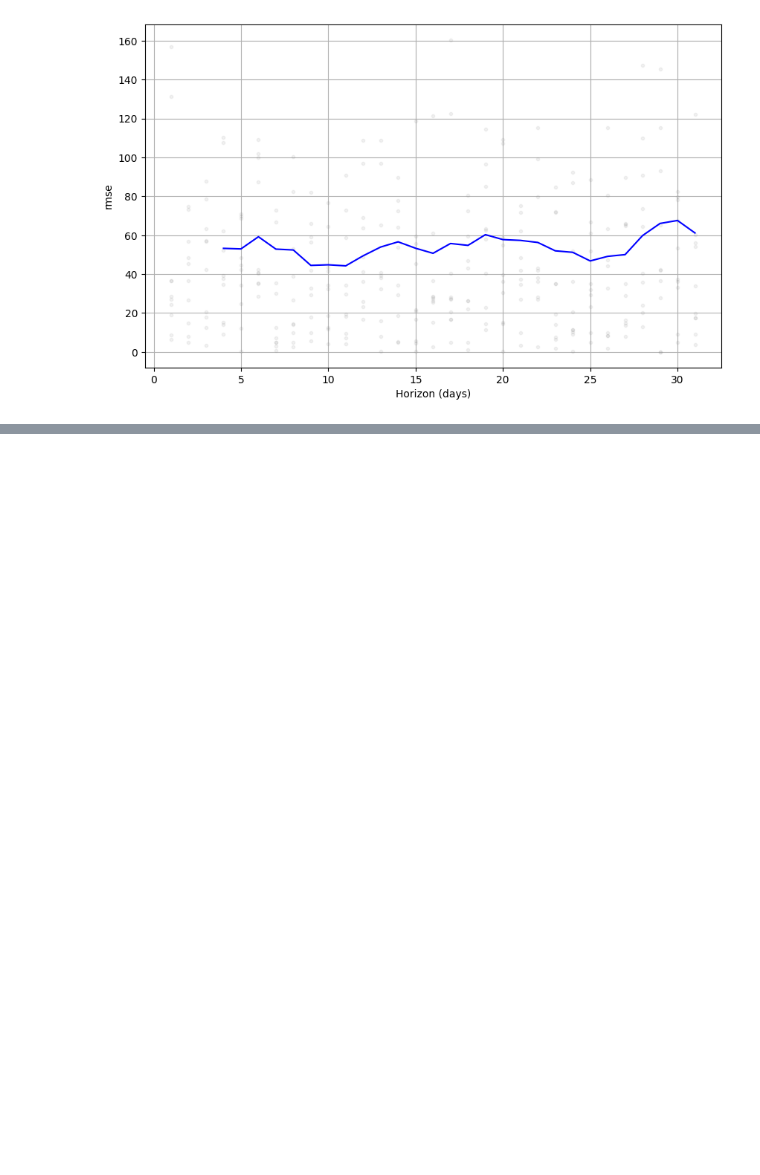
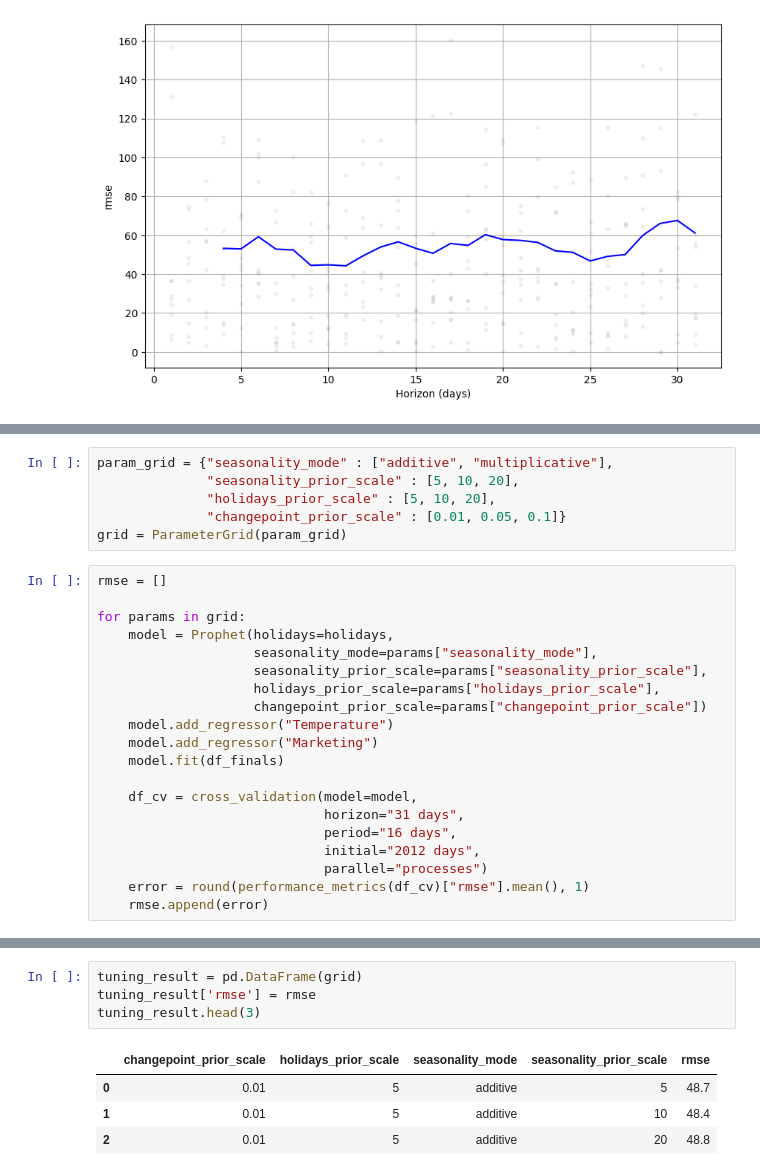
Before and after one commit to JiayiD77/Conjoint-Analysis, a Jupyter notebook: time_series_analysis/time_series.ipynb, the cells around one changed output, grey strips where cells are left out. Cells and saved outputs as stored; diff of their text form; blank space fills up the shorter version.

```diff
--- a/time_series_analysis/time_series.ipynb
+++ b/time_series_analysis/time_series.ipynb
@@ -232,0 +236,26 @@ plot_cross_validation_metric(df_cv, metric="rmse");
+# %%
+param_grid = {"seasonality_mode" : ["additive", "multiplicative"],
+              "seasonality_prior_scale" : [5, 10, 20],
+              "holidays_prior_scale" : [5, 10, 20],
+              "changepoint_prior_scale" : [0.01, 0.05, 0.1]}
+grid = ParameterGrid(param_grid)
+# %%
+rmse = []
+
+for params in grid:
+    model = Prophet(holidays=holidays,
+                    seasonality_mode=params["seasonality_mode"],
+                    seasonality_prior_scale=params["seasonality_prior_scale"],
+                    holidays_prior_scale=params["holidays_prior_scale"],
+                    changepoint_prior_scale=params["changepoint_prior_scale"])
+    model.add_regressor("Temperature")
+    model.add_regressor("Marketing")
+    model.fit(df_finals)
+
+    df_cv = cross_validation(model=model,
+                             horizon="31 days",
+                             period="16 days",
+                             initial="2012 days",
+                             parallel="processes")
+    error = round(performance_metrics(df_cv)["rmse"].mean(), 1)
+    rmse.append(error)
@@ -232,0 +280,9 @@ plot_cross_validation_metric(df_cv, metric="rmse");
+# %%
+tuning_result = pd.DataFrame(grid)
+tuning_result['rmse'] = rmse
+tuning_result.head(3)
+# %% [output]
+|  | changepoint_prior_scale | holidays_prior_scale | seasonality_mode | seasonality_prior_scale | rmse |
+| 0 | 0.01 | 5 | additive | 5 | 48.7 |
+| 1 | 0.01 | 5 | additive | 10 | 48.4 |
+| 2 | 0.01 | 5 | additive | 20 | 48.8 |
```
Also changed, not shown: parts of 5 cells of this notebook.
